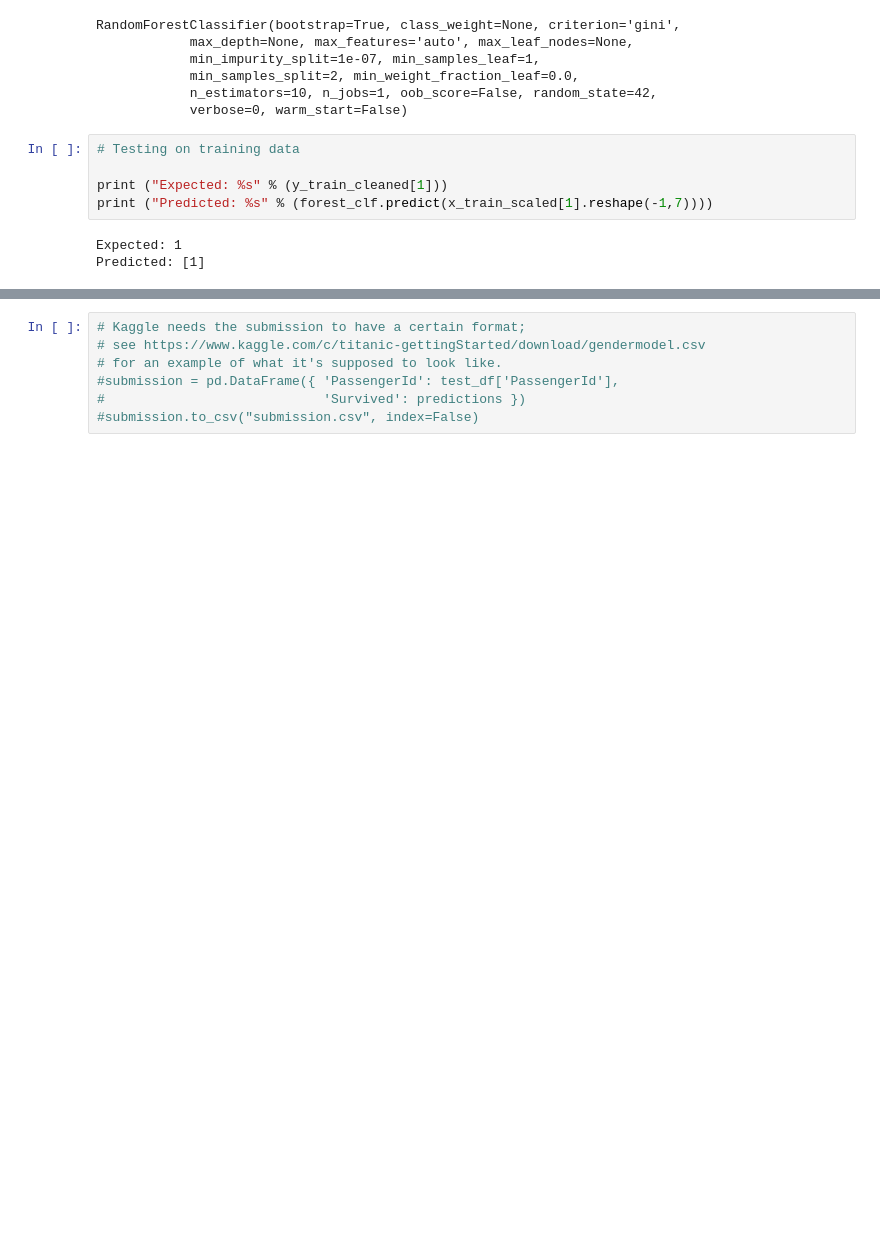
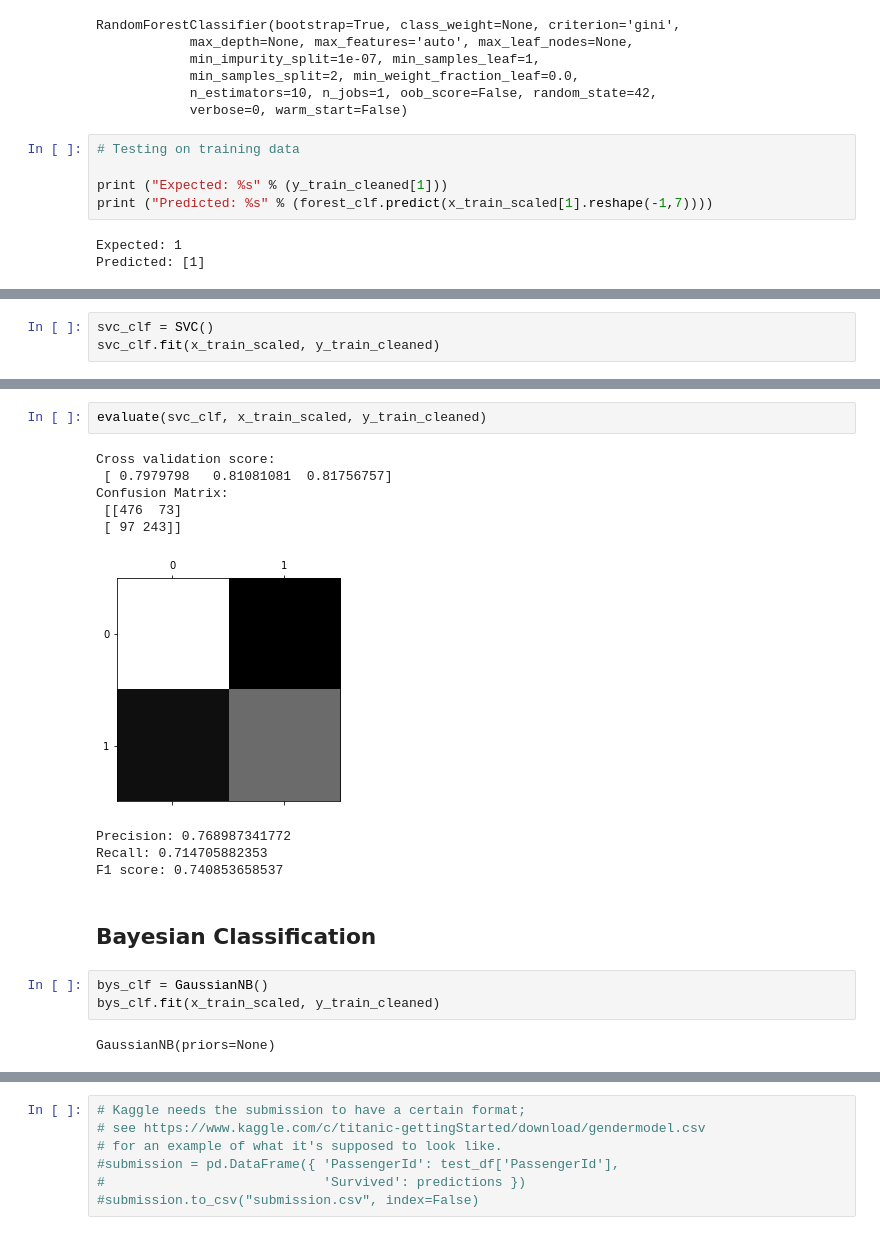
Before and after one commit to emushtaq/kaggle-titanic, a Jupyter notebook: Binary-Classification.ipynb, the cells around one changed output, grey strips where cells are left out. Saved outputs shown, nothing was run; the diff lists cells and outputs as text; blank space fills up the shorter version.

```diff
--- a/Binary-Classification.ipynb
+++ b/Binary-Classification.ipynb
@@ -330,0 +385,3 @@ F1 score: 0.714285714286
+# %%
+svc_clf = SVC()
+svc_clf.fit(x_train_scaled, y_train_cleaned)
@@ -330,0 +401,19 @@ F1 score: 0.714285714286
+# %%
+evaluate(svc_clf, x_train_scaled, y_train_cleaned)
+# %% [output]
+Cross validation score:
+ [ 0.7979798   0.81081081  0.81756757]
+Confusion Matrix:
+ [[476  73]
+ [ 97 243]]
+[figure, added]
+Precision: 0.768987341772
+Recall: 0.714705882353
+F1 score: 0.740853658537
+# %% [markdown]
+## Bayesian Classification
+# %%
+bys_clf = GaussianNB()
+bys_clf.fit(x_train_scaled, y_train_cleaned)
+# %% [output]
+GaussianNB(priors=None)
```
Also changed, not shown: parts of 19 cells of this notebook.
